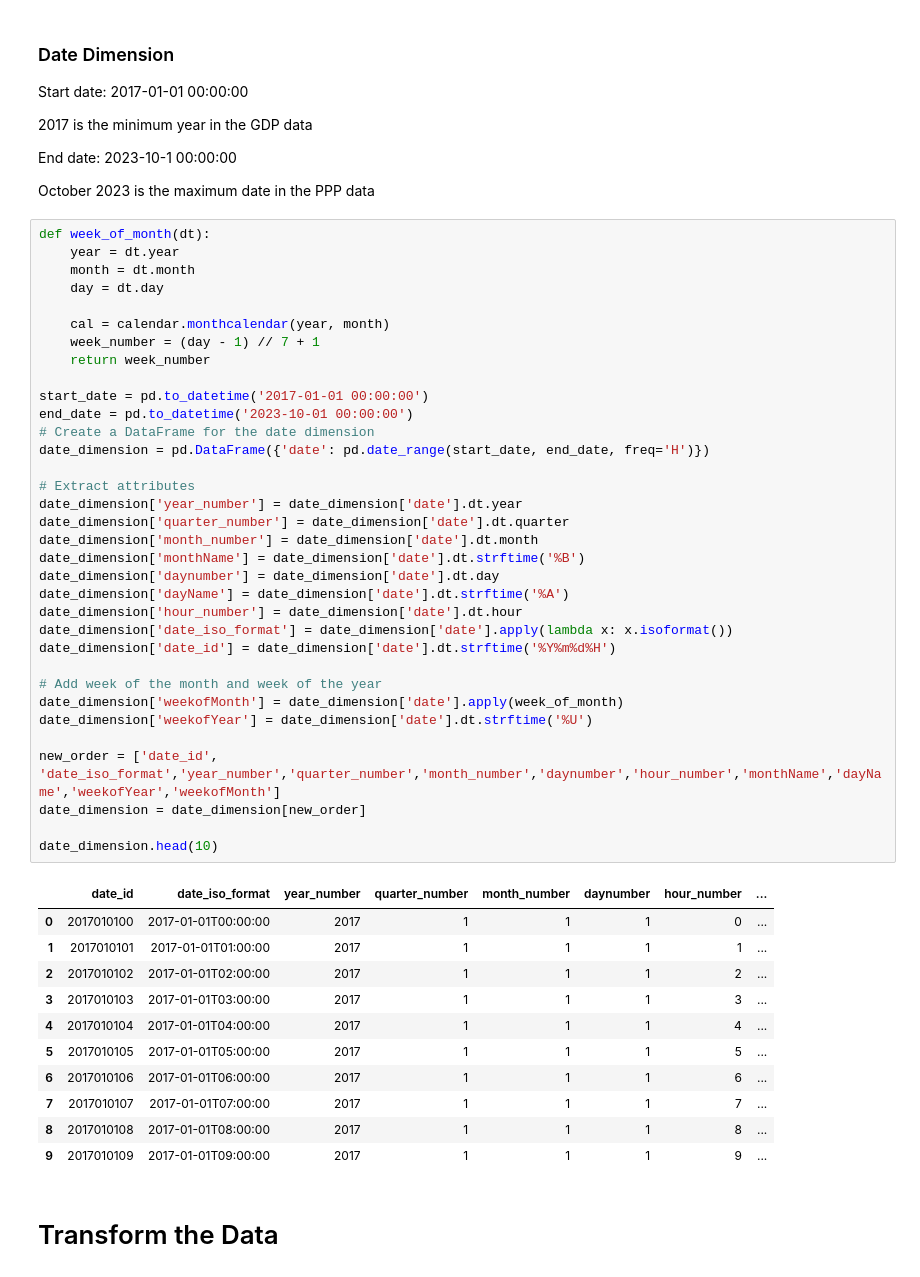
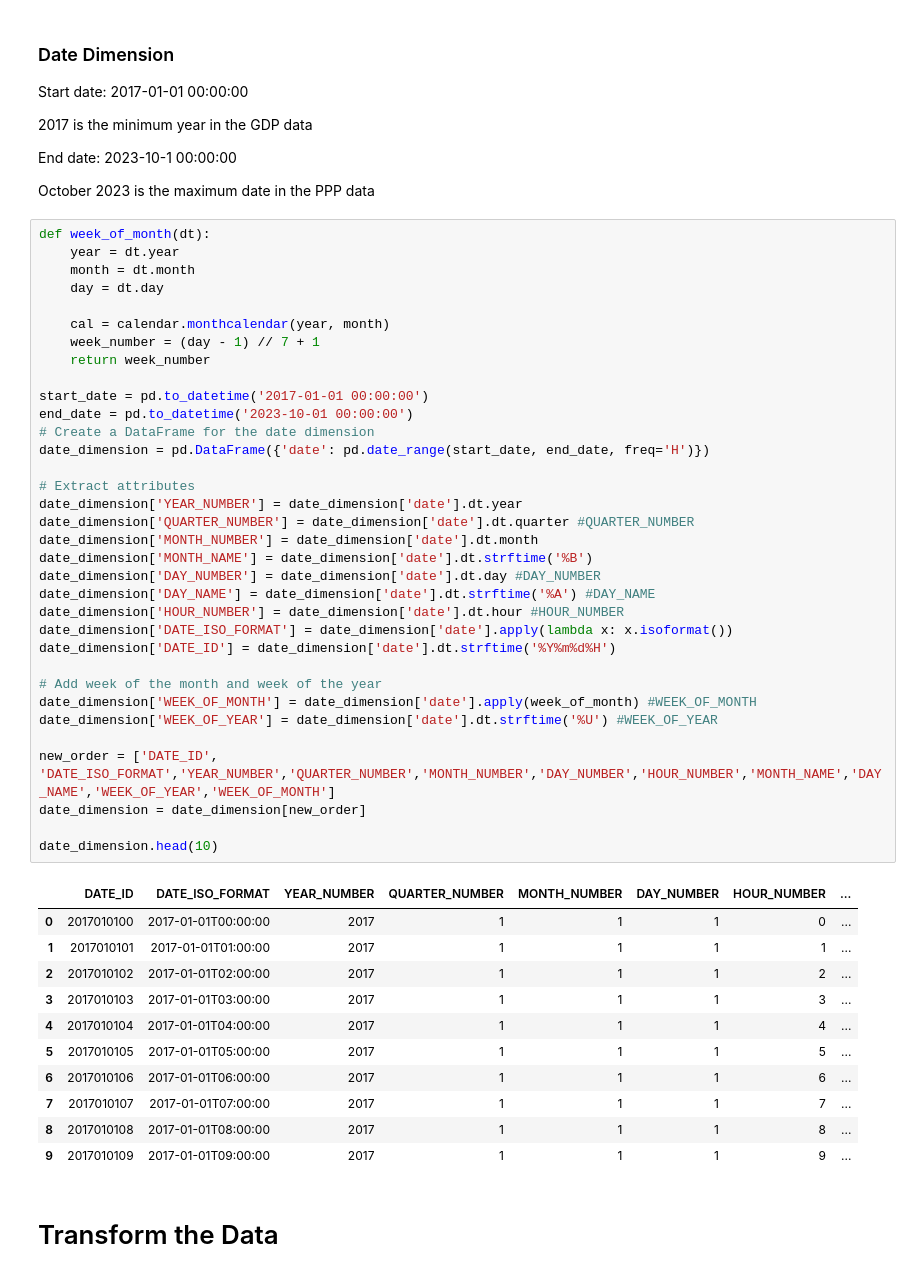
Before and after one commit to joseASC6/PPP_loan_analysis, a Jupyter notebook: programming_scripts/transform_and_load_data.ipynb, the cells around one changed output. Saved outputs shown, nothing was run; the diff lists cells and outputs as text.

```diff
--- a/programming_scripts/transform_and_load_data.ipynb
+++ b/programming_scripts/transform_and_load_data.ipynb
@@ -713,39 +570,39 @@ October 2023 is the maximum date in the PPP data
 # %%
 def week_of_month(dt):
     year = dt.year
     month = dt.month
     day = dt.day
 
     cal = calendar.monthcalendar(year, month)
     week_number = (day - 1) // 7 + 1
     return week_number
 
 start_date = pd.to_datetime('2017-01-01 00:00:00')
 end_date = pd.to_datetime('2023-10-01 00:00:00')
 # Create a DataFrame for the date dimension
 date_dimension = pd.DataFrame({'date': pd.date_range(start_date, end_date, freq='H')})
 
 # Extract attributes
-date_dimension['year_number'] = date_dimension['date'].dt.year
-date_dimension['quarter_number'] = date_dimension['date'].dt.quarter
-date_dimension['month_number'] = date_dimension['date'].dt.month
-date_dimension['monthName'] = date_dimension['date'].dt.strftime('%B')
-date_dimension['daynumber'] = date_dimension['date'].dt.day
-date_dimension['dayName'] = date_dimension['date'].dt.strftime('%A')
-date_dimension['hour_number'] = date_dimension['date'].dt.hour
-date_dimension['date_iso_format'] = date_dimension['date'].apply(lambda x: x.isoformat())
-date_dimension['date_id'] = date_dimension['date'].dt.strftime('%Y%m%d%H')
+date_dimension['YEAR_NUMBER'] = date_dimension['date'].dt.year
+date_dimension['QUARTER_NUMBER'] = date_dimension['date'].dt.quarter #QUARTER_NUMBER
+date_dimension['MONTH_NUMBER'] = date_dimension['date'].dt.month
+date_dimension['MONTH_NAME'] = date_dimension['date'].dt.strftime('%B')
+date_dimension['DAY_NUMBER'] = date_dimension['date'].dt.day #DAY_NUMBER
+date_dimension['DAY_NAME'] = date_dimension['date'].dt.strftime('%A') #DAY_NAME
+date_dimension['HOUR_NUMBER'] = date_dimension['date'].dt.hour #HOUR_NUMBER
+date_dimension['DATE_ISO_FORMAT'] = date_dimension['date'].apply(lambda x: x.isoformat())
+date_dimension['DATE_ID'] = date_dimension['date'].dt.strftime('%Y%m%d%H')
 
 # Add week of the month and week of the year
-date_dimension['weekofMonth'] = date_dimension['date'].apply(week_of_month)
-date_dimension['weekofYear'] = date_dimension['date'].dt.strftime('%U')
+date_dimension['WEEK_OF_MONTH'] = date_dimension['date'].apply(week_of_month) #WEEK_OF_MONTH
+date_dimension['WEEK_OF_YEAR'] = date_dimension['date'].dt.strftime('%U') #WEEK_OF_YEAR
 
-new_order = ['date_id', 'date_iso_format','year_number','quarter_number','month_number','daynumber','hour_number','monthName','dayName','weekofYear','weekofMonth']
+new_order = ['DATE_ID', 'DATE_ISO_FORMAT','YEAR_NUMBER','QUARTER_NUMBER','MONTH_NUMBER','DAY_NUMBER','HOUR_NUMBER','MONTH_NAME','DAY_NAME','WEEK_OF_YEAR','WEEK_OF_MONTH']
 date_dimension = date_dimension[new_order]
 
 date_dimension.head(10)
 # %% [output]
-|  | date_id | date_iso_format | year_number | quarter_number | month_number | daynumber | hour_number | ... |
+|  | DATE_ID | DATE_ISO_FORMAT | YEAR_NUMBER | QUARTER_NUMBER | MONTH_NUMBER | DAY_NUMBER | HOUR_NUMBER | ... |
 | 0 | 2017010100 | 2017-01-01T00:00:00 | 2017 | 1 | 1 | 1 | 0 | ... |
 | 1 | 2017010101 | 2017-01-01T01:00:00 | 2017 | 1 | 1 | 1 | 1 | ... |
 | 2 | 2017010102 | 2017-01-01T02:00:00 | 2017 | 1 | 1 | 1 | 2 | ... |
```
Also changed, not shown: parts of 7 cells of this notebook, 7 other files.
